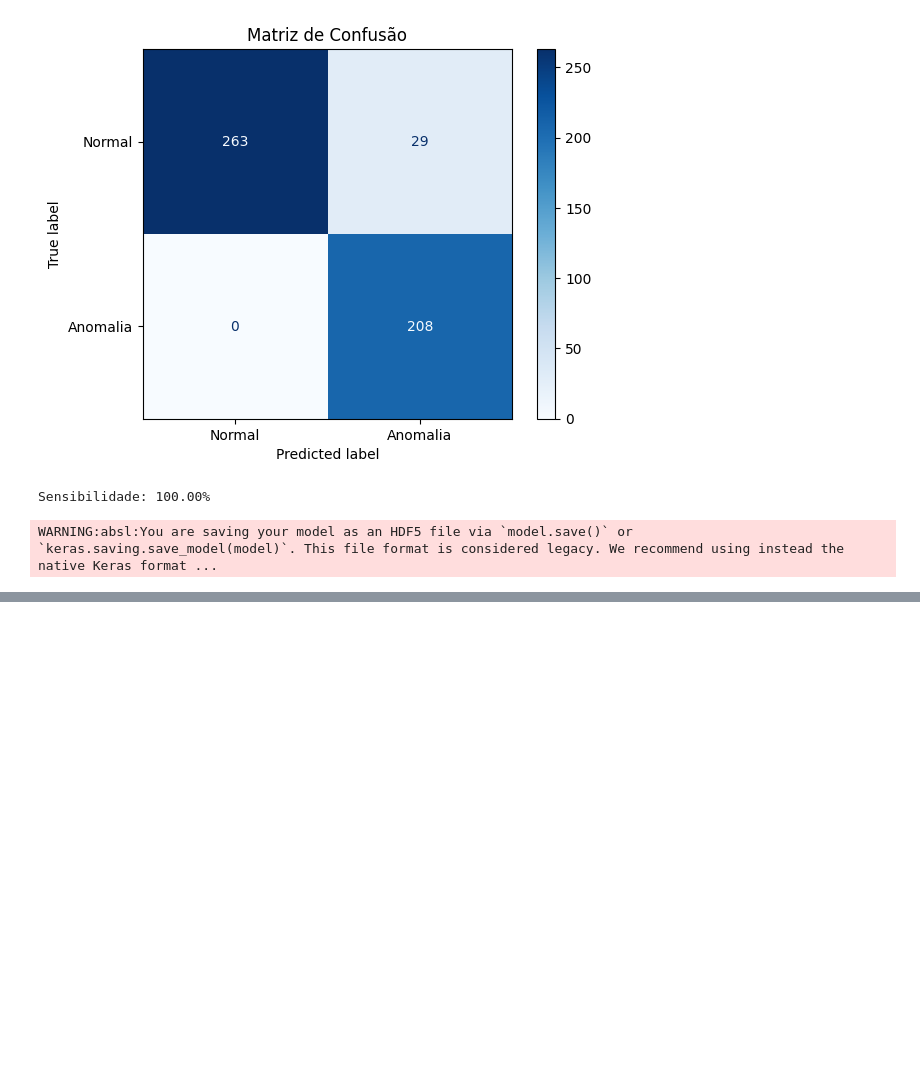
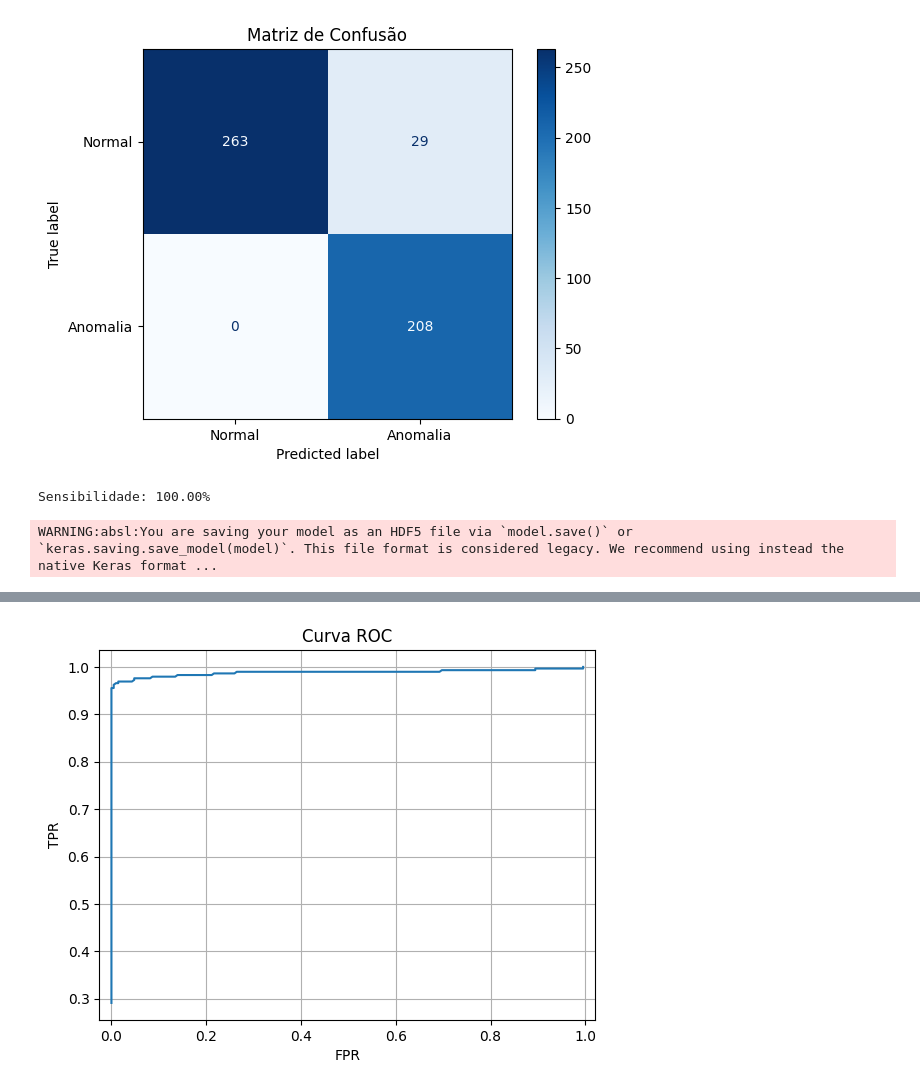
Before and after one commit to danielngec/EcgLstmAutoEnconder, a Jupyter notebook: LstmAutoenconderEcg.ipynb, the cells around one changed output, grey strips where cells are left out. Drawn from its saved outputs; the diff is of its cells as text; code cells hidden in the pictures; blank space fills up the shorter version.

```diff
--- a/LstmAutoenconderEcg.ipynb
+++ b/LstmAutoenconderEcg.ipynb
@@ -287,3 +288,6 @@ Sensibilidade: 100.00%
 model.save('LstmModel.h5')
 # %% [output]
 WARNING:absl:You are saving your model as an HDF5 file via `model.save()` or `keras.saving.save_model(model)`. This file format is considered legacy. We recommend using instead the native Keras format ...
+# %%
+from tensorflow.keras.models import load_model
+model = load_model('LstmModel.h5')
@@ -289,0 +296,10 @@ WARNING:absl:You are saving your model as an HDF5 file via `model.save()` or `ke
+# %%
+reconstructed = model.predict(dataset_teste_pred_reshape)
+mae_por_amostra = np.mean(np.abs(dataset_teste_pred_reshape - reconstructed), axis=(1, 2))
+vector = []
+for z in np.arange(0.1, 1.001, 0.001):
+    cl = np.where(mae_por_amostra <= z, 1, 2)
+    cm2 = confusion_matrix(dataset_teste_target_np, cl)
+    TP,FN,TN,FP = cm2[0][0],cm2[0][1],cm2[1][1],cm2[1][0]
+    TPR ,FPR = (TP/(TP+FN)),(FP/(FP+TN))
+    vector.append((TPR,FPR,z))
@@ -289,0 +308,14 @@ WARNING:absl:You are saving your model as an HDF5 file via `model.save()` or `ke
+# %%
+y = [v[0] for v in vector]
+x = [v[1] for v in vector]
+
+# Plotar
+plt.plot(x, y )
+plt.xlabel('FPR')
+plt.ylabel('TPR')
+plt.title('Curva ROC')
+plt.grid(True)
+plt.axis('equal')
+plt.show()
+# %% [output]
+[figure, added]
```
Also changed, not shown: parts of 6 cells of this notebook.
